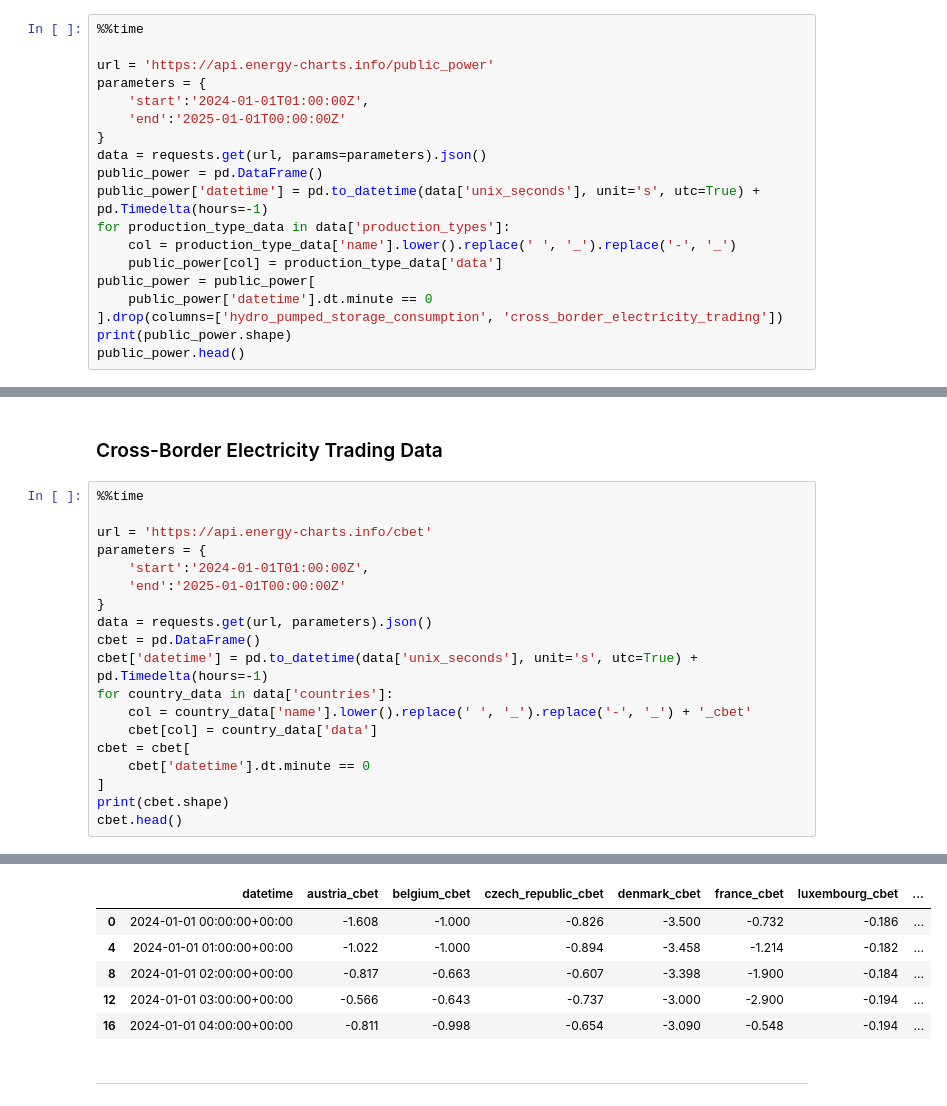
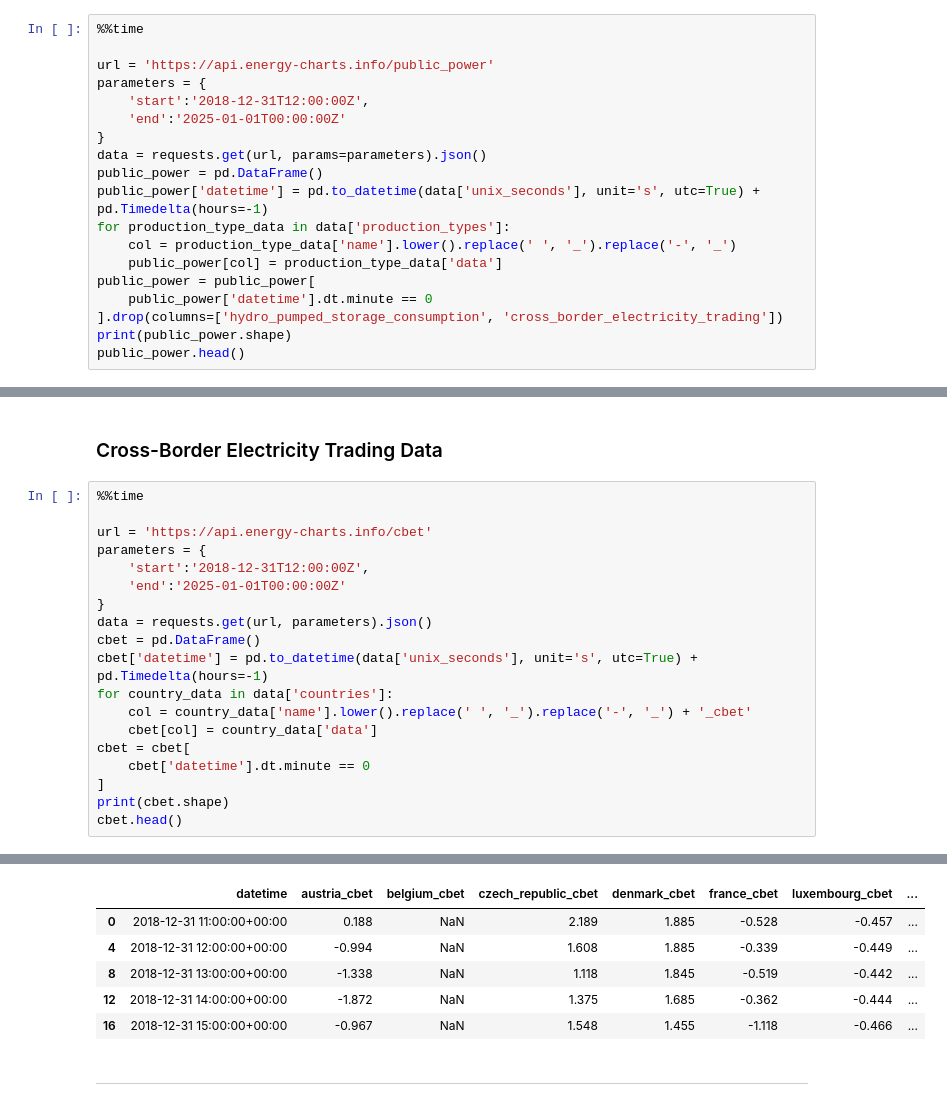
Before and after one commit to BenLeidig/de_lu_epf, a Jupyter notebook: doc/data_collection.ipynb, the cells around one changed output, grey strips where cells are left out. Cells and saved outputs as stored; diff of their text form.

```diff
--- a/doc/data_collection.ipynb
+++ b/doc/data_collection.ipynb
@@ -110,7 +110,7 @@ Wall time: 2.46 s
 
 url = 'https://api.energy-charts.info/public_power'
 parameters = {
-    'start':'2024-01-01T01:00:00Z',
+    'start':'2018-12-31T12:00:00Z',
     'end':'2025-01-01T00:00:00Z'
 }
 data = requests.get(url, params=parameters).json()
@@ -141,7 +141,7 @@ Wall time: 3.97 s
 
 url = 'https://api.energy-charts.info/cbet'
 parameters = {
-    'start':'2024-01-01T01:00:00Z',
+    'start':'2018-12-31T12:00:00Z',
     'end':'2025-01-01T00:00:00Z'
 }
 data = requests.get(url, parameters).json()
@@ -162,9 +162,9 @@ Wall time: 23.5 s
 |  | datetime | austria_cbet | belgium_cbet | czech_republic_cbet | denmark_cbet | france_cbet | luxembourg_cbet | ... |
-| 0 | 2024-01-01 00:00:00+00:00 | -1.608 | -1.000 | -0.826 | -3.500 | -0.732 | -0.186 | ... |
-| 4 | 2024-01-01 01:00:00+00:00 | -1.022 | -1.000 | -0.894 | -3.458 | -1.214 | -0.182 | ... |
-| 8 | 2024-01-01 02:00:00+00:00 | -0.817 | -0.663 | -0.607 | -3.398 | -1.900 | -0.184 | ... |
-| 12 | 2024-01-01 03:00:00+00:00 | -0.566 | -0.643 | -0.737 | -3.000 | -2.900 | -0.194 | ... |
-| 16 | 2024-01-01 04:00:00+00:00 | -0.811 | -0.998 | -0.654 | -3.090 | -0.548 | -0.194 | ... |
+| 0 | 2018-12-31 11:00:00+00:00 | 0.188 | NaN | 2.189 | 1.885 | -0.528 | -0.457 | ... |
+| 4 | 2018-12-31 12:00:00+00:00 | -0.994 | NaN | 1.608 | 1.885 | -0.339 | -0.449 | ... |
+| 8 | 2018-12-31 13:00:00+00:00 | -1.338 | NaN | 1.118 | 1.845 | -0.519 | -0.442 | ... |
+| 12 | 2018-12-31 14:00:00+00:00 | -1.872 | NaN | 1.375 | 1.685 | -0.362 | -0.444 | ... |
+| 16 | 2018-12-31 15:00:00+00:00 | -0.967 | NaN | 1.548 | 1.455 | -1.118 | -0.466 | ... |
 # %% [markdown]
 ----
 # %% [markdown]
```
Also changed, not shown: parts of 10 cells of this notebook, 20 other files.
